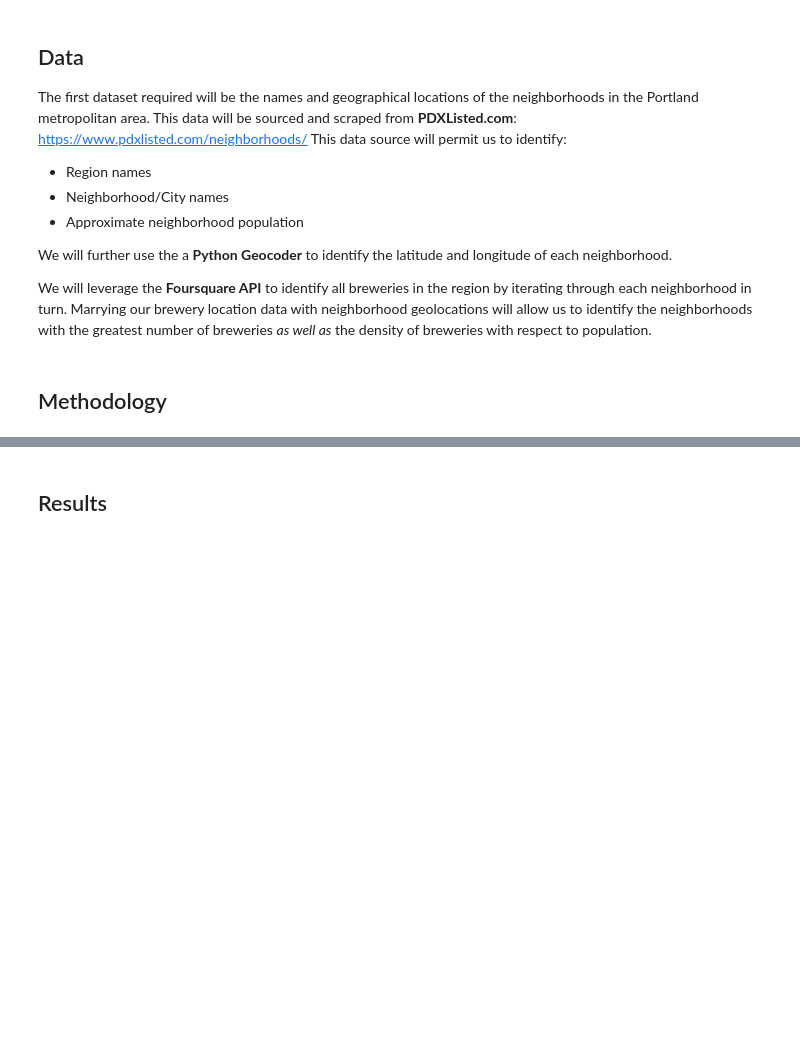
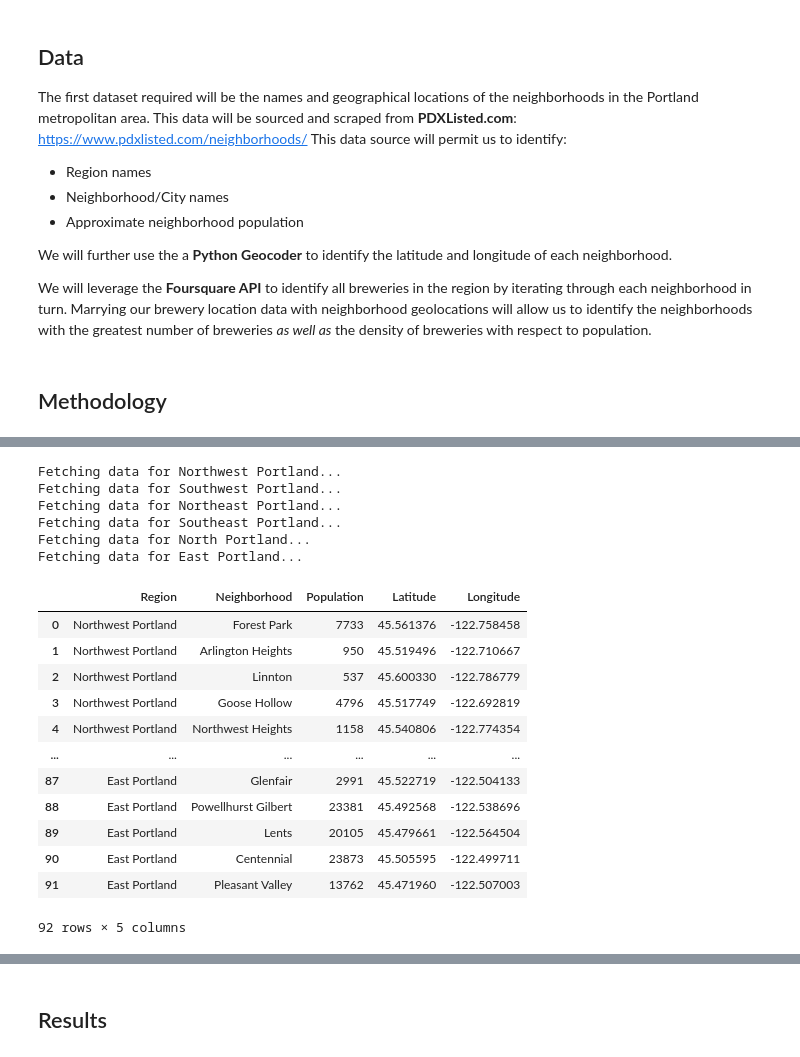
Before and after one commit to ericmann/Coursera_Capstone, a Jupyter notebook: Battle of the Neighborhoods.ipynb, the cells around one changed output, grey strips where cells are left out. Saved outputs shown, nothing was run; the diff lists cells and outputs as text; code cells hidden in the pictures; blank space fills up the shorter version.

```diff
--- a/Battle of the Neighborhoods.ipynb
+++ b/Battle of the Neighborhoods.ipynb
@@ -22,0 +29,79 @@ We will leverage the **Foursquare API** to identify all breweries in the region
+# %%
+from bs4 import BeautifulSoup
+import folium
+from geopy.geocoders import Nominatim
+import pandas as pd
+import urllib.request
+
+urlmap = {
+    'Northwest Portland': 'http://www.pdxlisted.com/neighborhoods/nw-pdx/',
+    'Southwest Portland': 'http://www.pdxlisted.com/neighborhoods/sw-pdx/',
+    'Northeast Portland': 'http://www.pdxlisted.com/neighborhoods/ne-pdx/',
+    'Southeast Portland': 'http://www.pdxlisted.com/neighborhoods/se-pdx/',
+    'North Portland': 'http://www.pdxlisted.com/neighborhoods/nopo/',
+    'East Portland': 'http://www.pdxlisted.com/neighborhoods/e-pdx/'
+}
+geolocator = Nominatim(user_agent='ca_explorer')
+
+neighborhoods = []
+
+for region, url in urlmap.items():
+    print(f"Fetching data for {region}...")
+    page = urllib.request.urlopen(url)
+    soup = BeautifulSoup(page, 'lxml')
+
+    table = soup.find('table', class_='neighborhoods')
+
+    if table is None:
+        print(f"No neighborhoods in {region}")
+        break
+
+    # Iterate through the table cells
+    for row in table.findAll('tr'):
+        cells = row.findAll('td')
+        for cell in cells:
+            neighborhood = cell.find(text=True)
+
+            if neighborhood is not None:
+                link = cell.find('a', href=True)['href']
+                neighbor_page = urllib.request.urlopen(link)
+                neighbor_soup = BeautifulSoup(neighbor_page, 'lxml')
+
+                neighbor_table = neighbor_soup.find('table')
+                population_row = neighbor_table.findAll('tr')[1]
+                population_cell = population_row.findAll('td')[1]
+
+                population = population_cell.find(text=True)
+                latitude = None
+                longitude = None
+                location = geolocator.geocode(f"{neighborhood} Portland, OR")
+
+                if location is not None:
+                    latitude = location.latitude
+                    longitude = location.longitude
+
+                neighborhoods.append({'Region': region, 'Neighborhood': neighborhood, 'Population': population, "Latitude": latitude, "Longitude": longitude})
+
+neighbor_df = pd.DataFrame(neighborhoods)
+neighbor_df['Population'] = neighbor_df['Population'].str.replace(r'\D+','').astype('int')
+neighbor_df
+# %% [output]
+Fetching data for Northwest Portland...
+Fetching data for Southwest Portland...
+Fetching data for Northeast Portland...
+Fetching data for Southeast Portland...
+Fetching data for North Portland...
+Fetching data for East Portland...
+|  | Region | Neighborhood | Population | Latitude | Longitude |
+| 0 | Northwest Portland | Forest Park | 7733 | 45.561376 | -122.758458 |
+| 1 | Northwest Portland | Arlington Heights | 950 | 45.519496 | -122.710667 |
+| 2 | Northwest Portland | Linnton | 537 | 45.600330 | -122.786779 |
+| 3 | Northwest Portland | Goose Hollow | 4796 | 45.517749 | -122.692819 |
+| 4 | Northwest Portland | Northwest Heights | 1158 | 45.540806 | -122.774354 |
+| ... | ... | ... | ... | ... | ... |
+| 87 | East Portland | Glenfair | 2991 | 45.522719 | -122.504133 |
+| 88 | East Portland | Powellhurst Gilbert | 23381 | 45.492568 | -122.538696 |
+| 89 | East Portland | Lents | 20105 | 45.479661 | -122.564504 |
+| 90 | East Portland | Centennial | 23873 | 45.505595 | -122.499711 |
+| 91 | East Portland | Pleasant Valley | 13762 | 45.471960 | -122.507003 |
+92 rows × 5 columns
```
Also changed, not shown: parts of 10 cells of this notebook.
